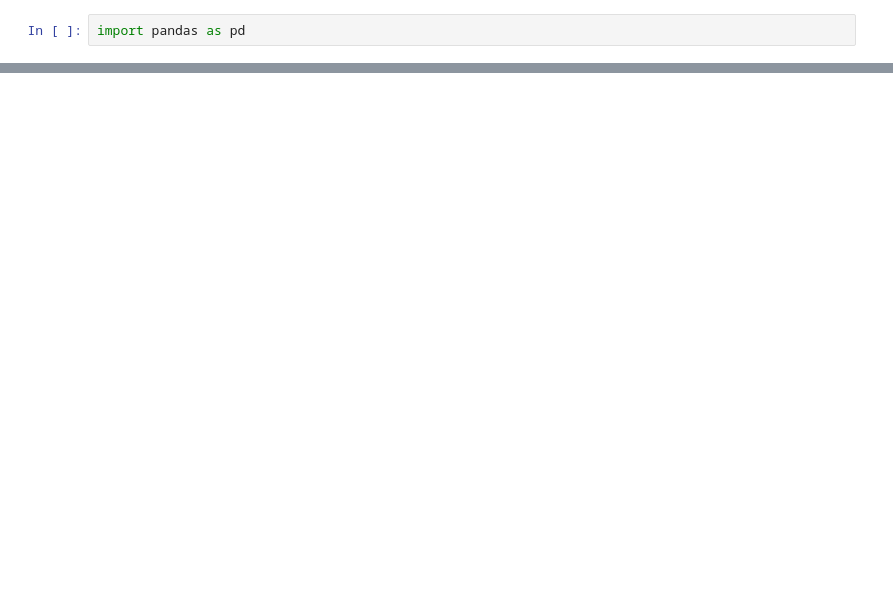
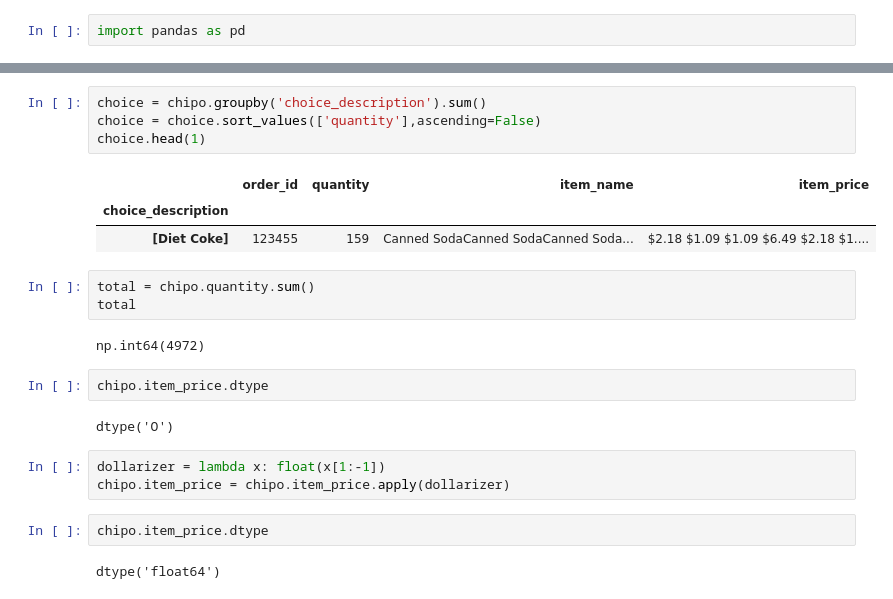
Before and after one commit to omprakaxh/python-DE-practice, a Jupyter notebook: Panda.ipynb, the cells around one changed output, grey strips where cells are left out. Drawn from its saved outputs; the diff is of its cells as text; blank space fills up the shorter version.

```diff
--- a/Panda.ipynb
+++ b/Panda.ipynb
@@ -49,0 +51,24 @@ df.groupby('City')['Salary'].agg(['mean' , 'sum'])
+# %%
+choice = chipo.groupby('choice_description').sum()
+choice = choice.sort_values(['quantity'],ascending=False)
+choice.head(1)
+# %% [output]
+|  | order_id | quantity | item_name | item_price |
+| choice_description |  |  |  |  |
+| [Diet Coke] | 123455 | 159 | Canned SodaCanned SodaCanned Soda... | $2.18 $1.09 $1.09 $6.49 $2.18 $1.... |
+# %%
+total = chipo.quantity.sum()
+total
+# %% [output]
+np.int64(4972)
+# %%
+chipo.item_price.dtype
+# %% [output]
+dtype('O')
+# %%
+dollarizer = lambda x: float(x[1:-1])
+chipo.item_price = chipo.item_price.apply(dollarizer)
+# %%
+chipo.item_price.dtype
+# %% [output]
+dtype('float64')
```
Also changed, not shown: parts of 18 cells of this notebook.
